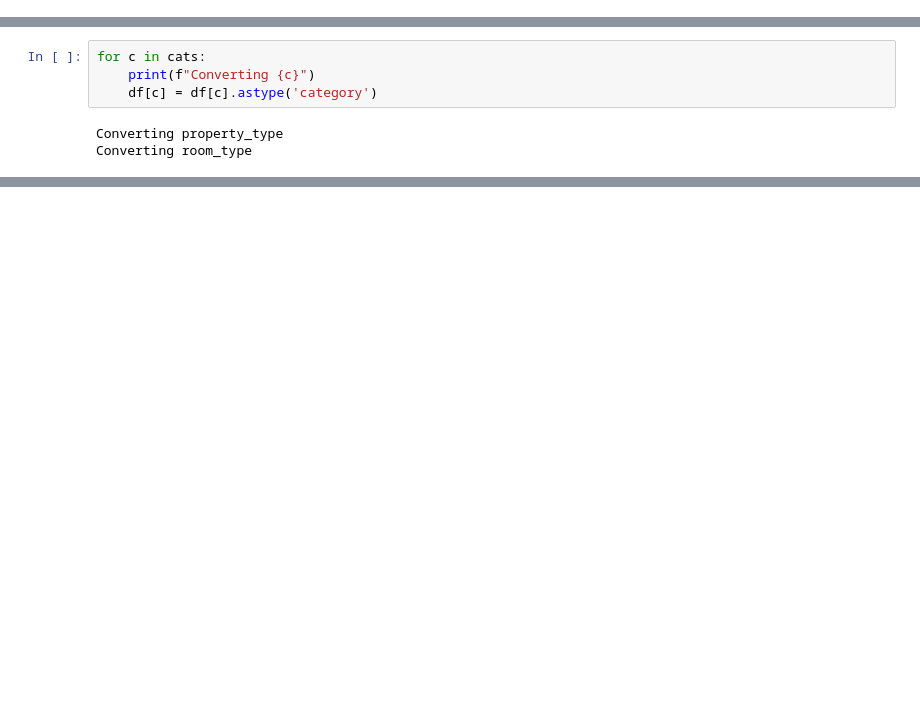
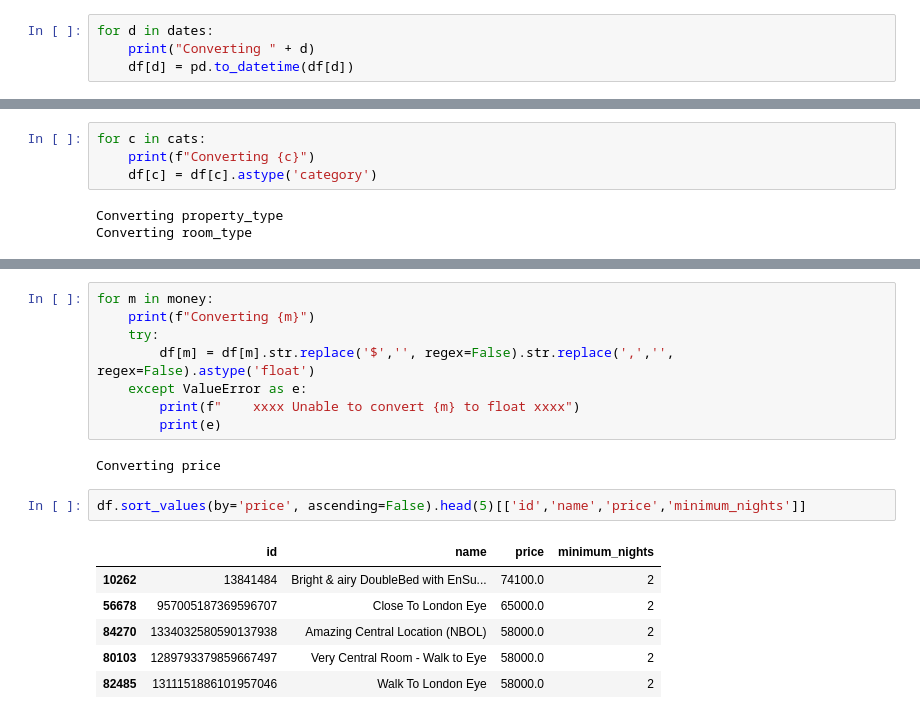
Before and after one commit to zhengpei-xu/CASA0013_Groupwork, a Jupyter notebook: 02_Code/clean_data.ipynb, the cells around one changed output, grey strips where cells are left out. Saved outputs shown, nothing was run; the diff lists cells and outputs as text; blank space fills up the shorter version.

```diff
--- a/02_Code/clean_data.ipynb
+++ b/02_Code/clean_data.ipynb
@@ -270,0 +184,4 @@ Name: count, dtype: int64
+# %%
+for d in dates:
+    print("Converting " + d)
+    df[d] = pd.to_datetime(df[d])
@@ -279,0 +250,19 @@ Converting room_type
+# %%
+for m in money:
+    print(f"Converting {m}")
+    try:
+        df[m] = df[m].str.replace('$','', regex=False).str.replace(',','', regex=False).astype('float')
+    except ValueError as e:
+        print(f"    xxxx Unable to convert {m} to float xxxx")
+        print(e)
+# %% [output]
+Converting price
+# %%
+df.sort_values(by='price', ascending=False).head(5)[['id','name','price','minimum_nights']]
+# %% [output]
+|  | id | name | price | minimum_nights |
+| 10262 | 13841484 | Bright & airy DoubleBed with EnSu... | 74100.0 | 2 |
+| 56678 | 957005187369596707 | Close To London Eye | 65000.0 | 2 |
+| 84270 | 1334032580590137938 | Amazing Central Location (NBOL) | 58000.0 | 2 |
+| 80103 | 1289793379859667497 | Very Central Room - Walk to Eye | 58000.0 | 2 |
+| 82485 | 1311151886101957046 | Walk To London Eye | 58000.0 | 2 |
```
Also changed, not shown: parts of 46 cells of this notebook, 2 other files.
